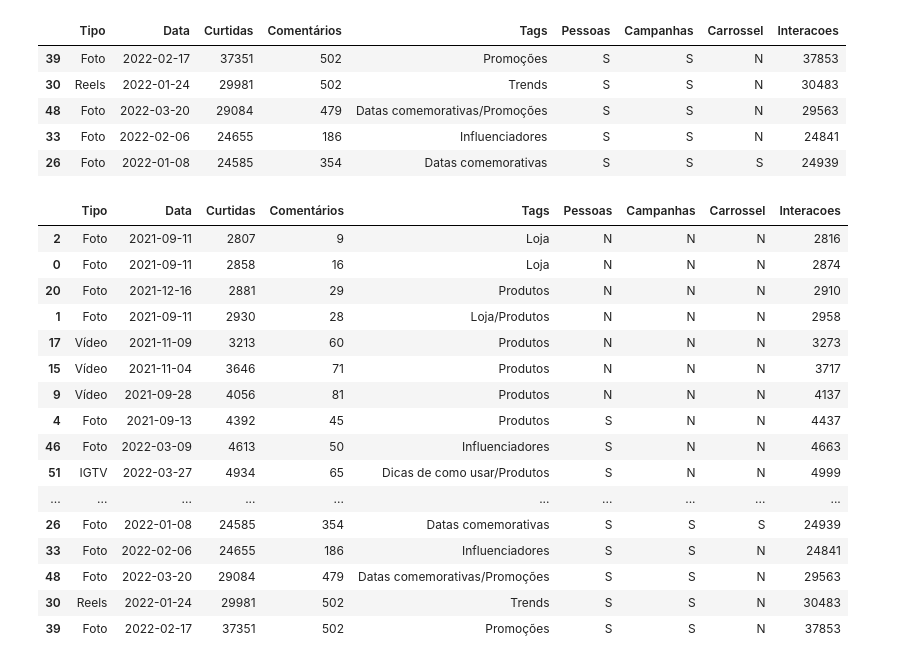
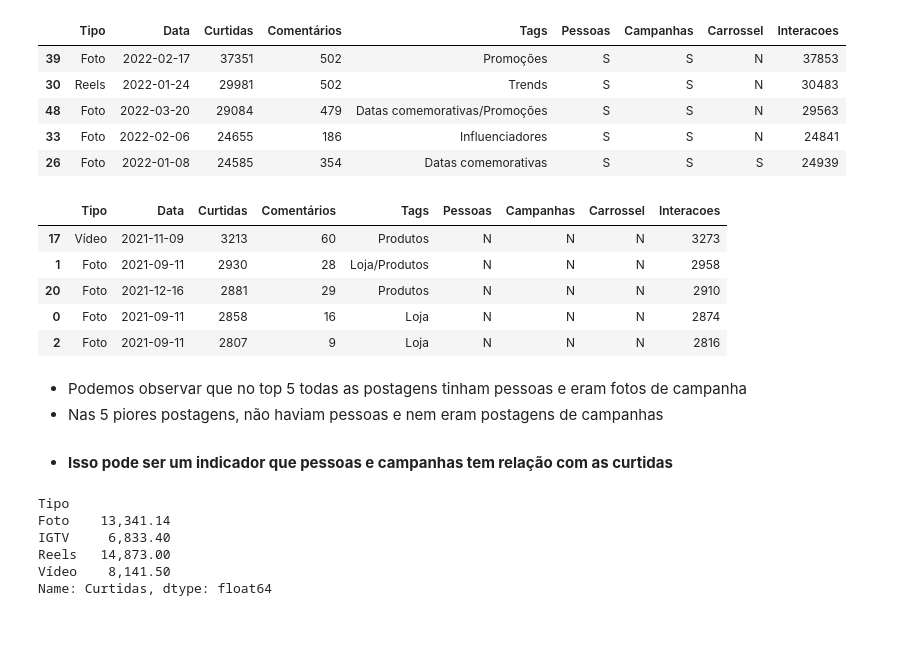
Before and after one commit to RuandersonNunes/analisando_engajamento_instagram, a Jupyter notebook: analise_engajamento.ipynb, the cells around one changed output. Saved outputs shown, nothing was run; the diff lists cells and outputs as text; code cells hidden in the pictures; blank space fills up the shorter version.

```diff
--- a/analise_engajamento.ipynb
+++ b/analise_engajamento.ipynb
@@ -86,22 +86,16 @@ df.sort_values(by="Curtidas", ascending=0).head()
 | 33 | Foto | 2022-02-06 | 24655 | 186 | Influenciadores | S | S | N | 24841 |
 | 26 | Foto | 2022-01-08 | 24585 | 354 | Datas comemorativas | S | S | S | 24939 |
 # %%
-df.sort_values(by="Curtidas", ascending=1).tail()
+df.sort_values(by="Curtidas", ascending=False).tail()
 # %% [output]
 |  | Tipo | Data | Curtidas | Comentários | Tags | Pessoas | Campanhas | Carrossel | Interacoes |
+| 17 | Vídeo | 2021-11-09 | 3213 | 60 | Produtos | N | N | N | 3273 |
+| 1 | Foto | 2021-09-11 | 2930 | 28 | Loja/Produtos | N | N | N | 2958 |
+| 20 | Foto | 2021-12-16 | 2881 | 29 | Produtos | N | N | N | 2910 |
+| 0 | Foto | 2021-09-11 | 2858 | 16 | Loja | N | N | N | 2874 |
 | 2 | Foto | 2021-09-11 | 2807 | 9 | Loja | N | N | N | 2816 |
-| 0 | Foto | 2021-09-11 | 2858 | 16 | Loja | N | N | N | 2874 |
-| 20 | Foto | 2021-12-16 | 2881 | 29 | Produtos | N | N | N | 2910 |
-| 1 | Foto | 2021-09-11 | 2930 | 28 | Loja/Produtos | N | N | N | 2958 |
-| 17 | Vídeo | 2021-11-09 | 3213 | 60 | Produtos | N | N | N | 3273 |
-| 15 | Vídeo | 2021-11-04 | 3646 | 71 | Produtos | N | N | N | 3717 |
-| 9 | Vídeo | 2021-09-28 | 4056 | 81 | Produtos | N | N | N | 4137 |
-| 4 | Foto | 2021-09-13 | 4392 | 45 | Produtos | S | N | N | 4437 |
-| 46 | Foto | 2022-03-09 | 4613 | 50 | Influenciadores | S | N | N | 4663 |
-| 51 | IGTV | 2022-03-27 | 4934 | 65 | Dicas de como usar/Produtos | S | N | N | 4999 |
-| ... | ... | ... | ... | ... | ... | ... | ... | ... | ... |
-| 26 | Foto | 2022-01-08 | 24585 | 354 | Datas comemorativas | S | S | S | 24939 |
-| 33 | Foto | 2022-02-06 | 24655 | 186 | Influenciadores | S | S | N | 24841 |
-| 48 | Foto | 2022-03-20 | 29084 | 479 | Datas comemorativas/Promoções | S | S | N | 29563 |
-| 30 | Reels | 2022-01-24 | 29981 | 502 | Trends | S | S | N | 30483 |
-| 39 | Foto | 2022-02-17 | 37351 | 502 | Promoções | S | S | N | 37853 |
+# %% [markdown]
+- Podemos observar que no top 5 todas as postagens tinham pessoas e eram fotos de campanha
+- Nas 5 piores postagens, não haviam pessoas e nem eram postagens de campanhas
+<br><br>
+- **Isso pode ser um indicador que pessoas e campanhas tem relação com as curtidas**
@@ -107,0 +105,9 @@ df.sort_values(by="Curtidas", ascending=1).tail()
+# %%
+df.groupby("Tipo")["Curtidas"].mean()
+# %% [output]
+Tipo
+Foto    13,341.14
+IGTV     6,833.40
+Reels   14,873.00
+Vídeo    8,141.50
+Name: Curtidas, dtype: float64
```
Also changed, not shown: parts of 17 cells of this notebook.
